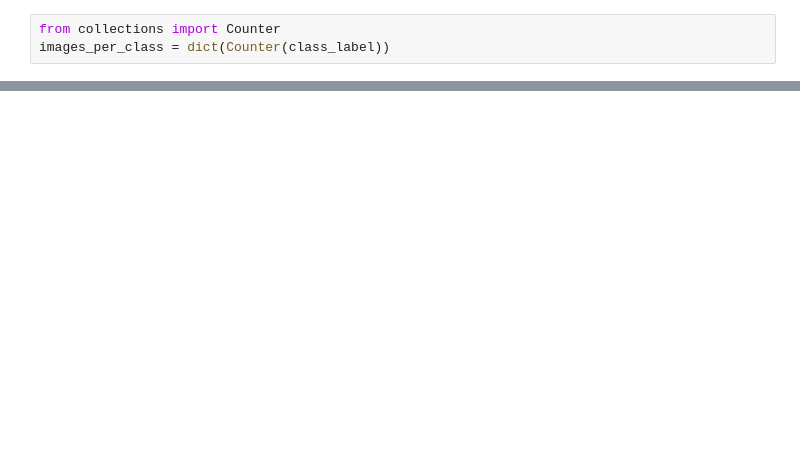
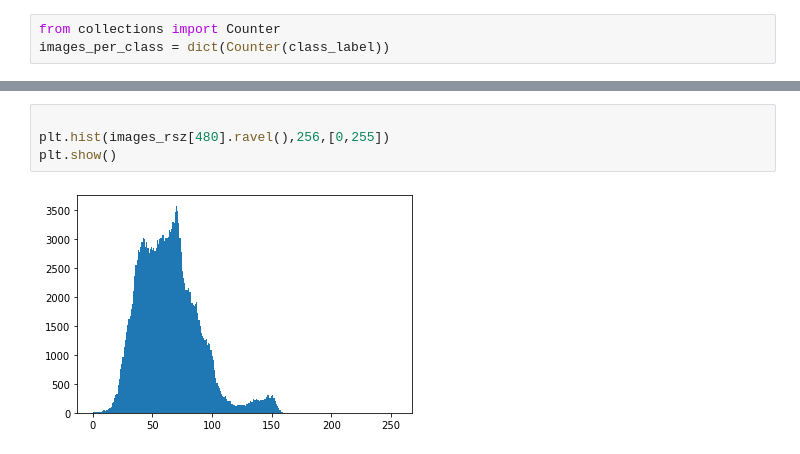
Before and after one commit to rinkideo/datascience_projects, a Jupyter notebook: plant_seedling_prj.ipynb, the cells around one changed output, grey strips where cells are left out. Drawn from its saved outputs; the diff is of its cells as text; blank space fills up the shorter version.

```diff
--- a/plant_seedling_prj.ipynb
+++ b/plant_seedling_prj.ipynb
@@ -250,0 +184,6 @@ error: ignored
+# %%
+
+plt.hist(images_rsz[480].ravel(),256,[0,255])
+plt.show()
+# %% [output]
+[figure, added]
```
Also changed, not shown: parts of 67 cells of this notebook.
